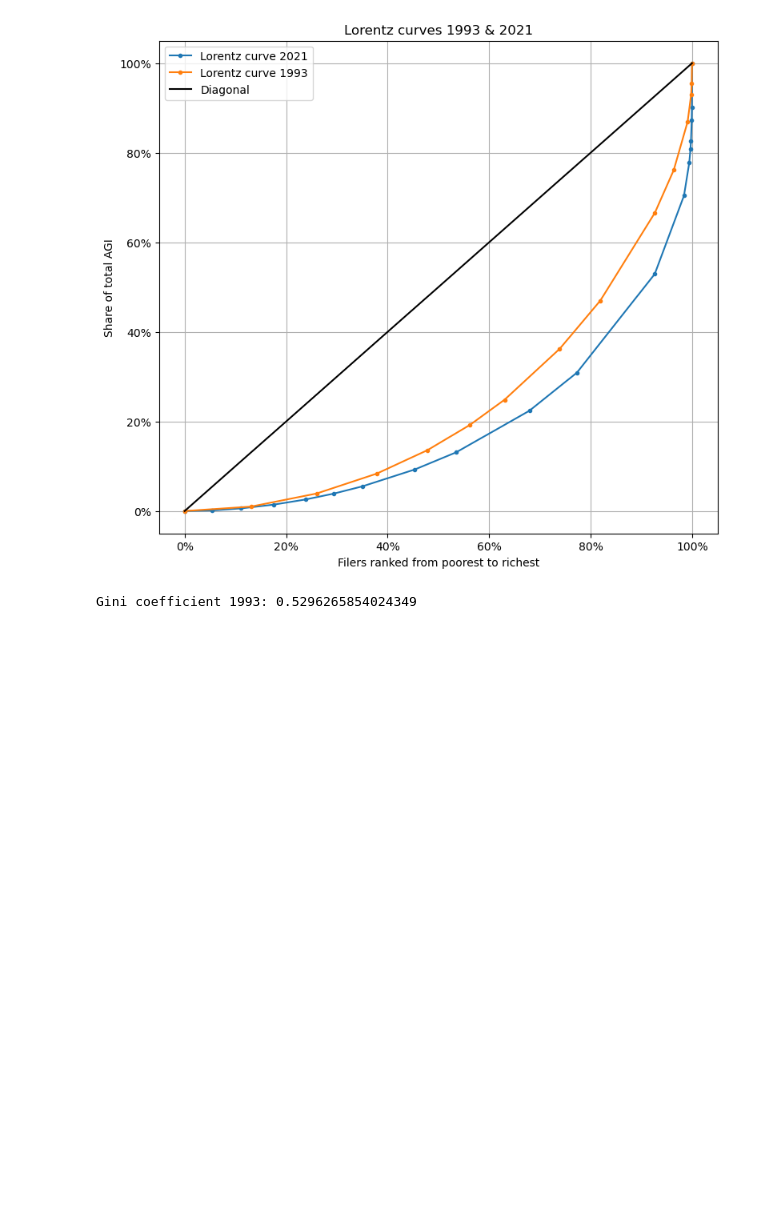
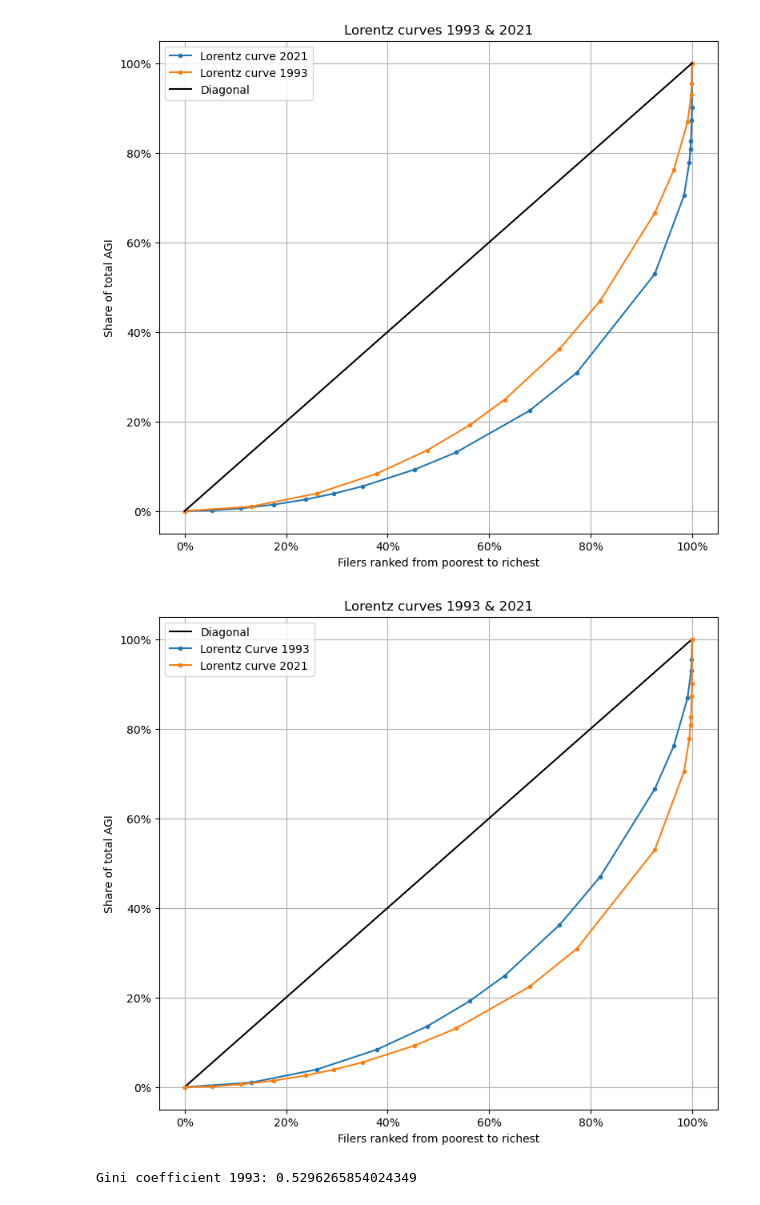
Before and after one commit to johanoelgaard/ECON230B, a Jupyter notebook: Assignment 1/Assignment I.ipynb, the cells around one changed output. Drawn from its saved outputs; the diff is of its cells as text; code cells hidden in the pictures; blank space fills up the shorter version.

```diff
--- a/Assignment 1/Assignment I.ipynb
+++ b/Assignment 1/Assignment I.ipynb
@@ -231,6 +284,10 @@ plt.savefig('lorentz_curve1d.png')
 plt.show()
 # %% [output]
 [figure]
+# %%
+plot_lorentz_curve(data93, data_label='Lorentz Curve 1993', compare=data21, compare_label='Lorentz curve 2021', title='Lorentz curves 1993 & 2021', save='lorentz_curve1d.png')
+# %% [output]
+[figure, added]
 # %%
 # calculating the Gini coefficient
 area93 = (np.trapz(np.linspace(0.0,1.0,len(data93)), np.linspace(0.0,1.0,len(data93)))
```
Also changed, not shown: parts of 6 cells of this notebook, 3 other files.
